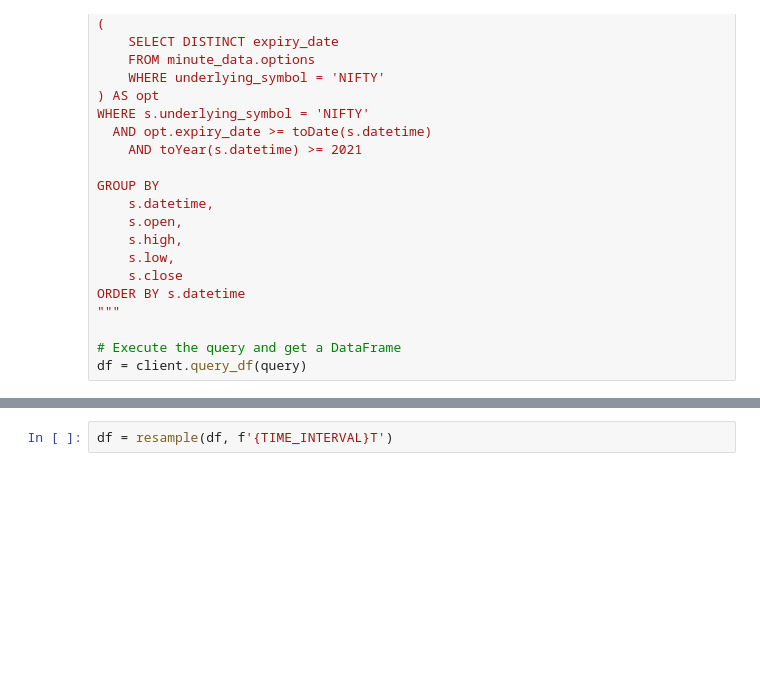
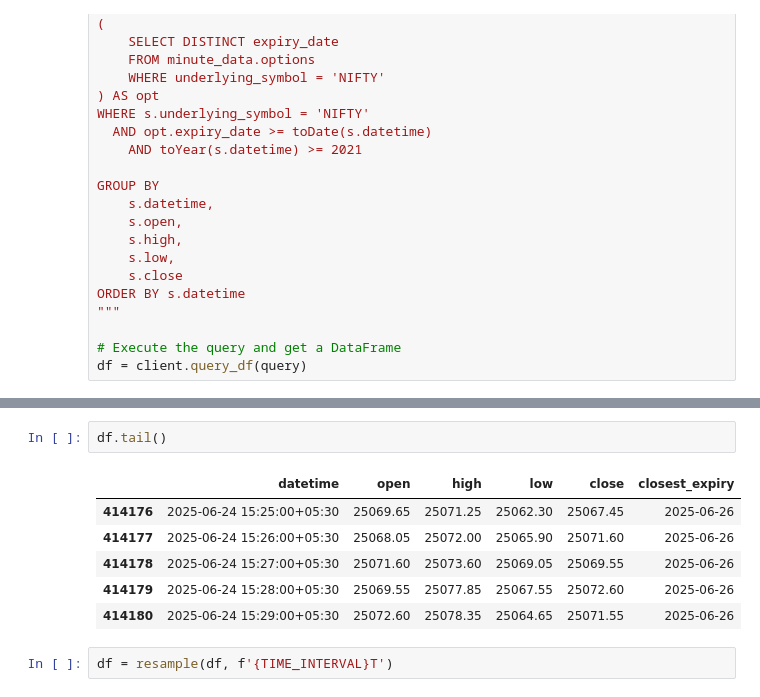
Before and after one commit to TisAvm/Ichimoku-ADX-Wilder, a Jupyter notebook: backtesting/notebooks/signal_generator.ipynb, the cells around one changed output, grey strips where cells are left out. Saved outputs shown, nothing was run; the diff lists cells and outputs as text; blank space fills up the shorter version.

```diff
--- a/backtesting/notebooks/signal_generator.ipynb
+++ b/backtesting/notebooks/signal_generator.ipynb
@@ -66,3 +75,12 @@ df.head()
+# %%
+df.tail()
+# %% [output]
+|  | datetime | open | high | low | close | closest_expiry |
+| 414176 | 2025-06-24 15:25:00+05:30 | 25069.65 | 25071.25 | 25062.30 | 25067.45 | 2025-06-26 |
+| 414177 | 2025-06-24 15:26:00+05:30 | 25068.05 | 25072.00 | 25065.90 | 25071.60 | 2025-06-26 |
+| 414178 | 2025-06-24 15:27:00+05:30 | 25071.60 | 25073.60 | 25069.05 | 25069.55 | 2025-06-26 |
+| 414179 | 2025-06-24 15:28:00+05:30 | 25069.55 | 25077.85 | 25067.55 | 25072.60 | 2025-06-26 |
+| 414180 | 2025-06-24 15:29:00+05:30 | 25072.60 | 25078.35 | 25064.65 | 25071.55 | 2025-06-26 |
 # %%
 df = resample(df, f'{TIME_INTERVAL}T')
 # %%
```
Also changed, not shown: parts of 10 cells of this notebook, 18 other files.
